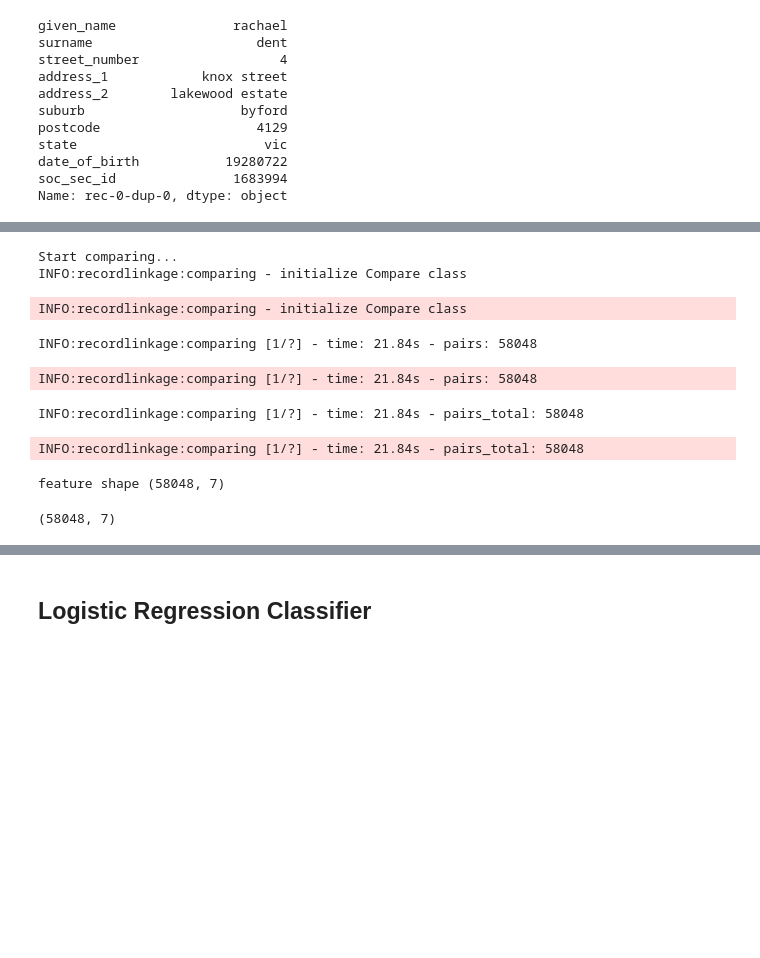
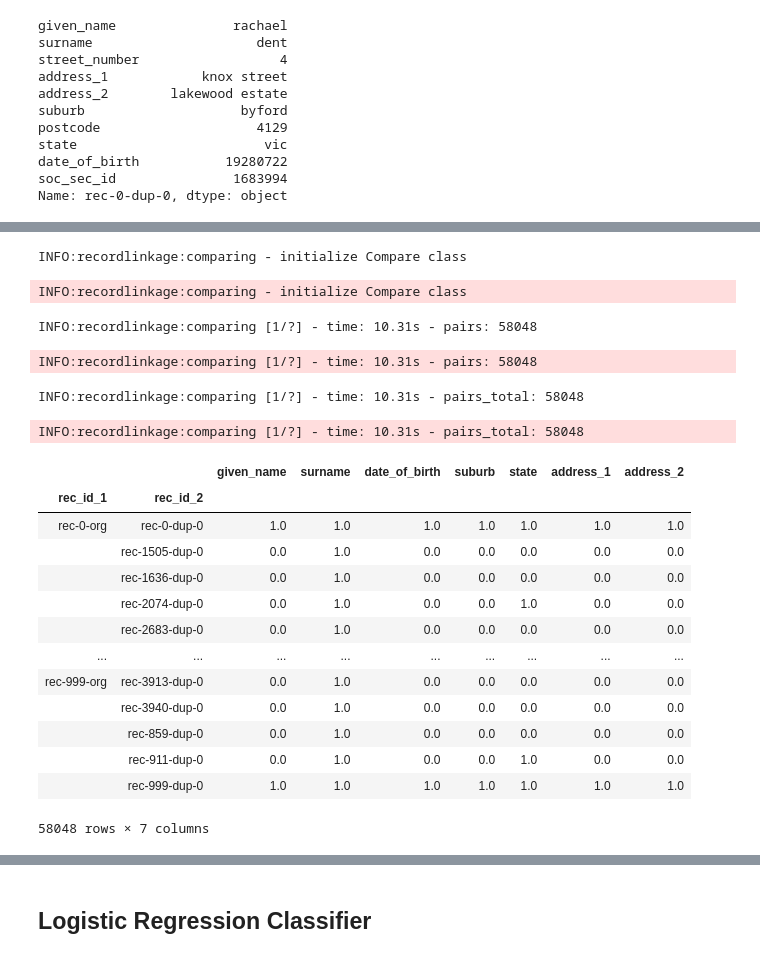
Before and after one commit to frenkowski/ML_aided_RecordLinkage, a Jupyter notebook: AD_project.ipynb, the cells around one changed output, grey strips where cells are left out. Cells and saved outputs as stored; diff of their text form; code cells hidden in the pictures; blank space fills up the shorter version.

Commit message:
Added indexing and comparison functions

```diff
--- a/AD_project.ipynb
+++ b/AD_project.ipynb
@@ -240,38 +276,47 @@ Name: rec-1505-dup-0, dtype: object
 * A **threshold** to decide under which circumstances the metric shall return true (= a match) or false (= not a match)
 
 We decided not to use exact matches on strings as input errors (e.g. by an employee) might be common, therefore it would be too strict of a restriction.
-# %%
-from recordlinkage.compare import Exact, String
-# start comparing
-print('Start comparing...')
-comparer = rl.Compare()
-comparer.add(String('given_name', 'given_name', method='jarowinkler',
-                    threshold=0.85, label='given_name'))
-comparer.add(String('surname', 'surname', method='jarowinkler',
-                    threshold=0.85, label='surname'))
-comparer.add(String('date_of_birth', 'date_of_birth', method='jarowinkler',
-                    threshold=0.85, label='date_of_birth'))
-comparer.add(String('suburb', 'suburb', method='jarowinkler',
-                    threshold=0.85, label='suburb'))
-comparer.add(String('state', 'state', method='jarowinkler',
-                    threshold=0.85, label='state'))
-comparer.add(String('address_1', 'address_1',
-                    threshold=0.85, label='address_1'))
-comparer.add(String('address_2', 'address_2',
-                    threshold=0.85, label='address_2'))
-features_training = comparer.compute(candidate_links_training, training_A, training_B)
-
-print('feature shape', features_training.shape)
-# %% [output]
-Start comparing...
-INFO:recordlinkage:comparing - initialize Compare class
-INFO:recordlinkage:comparing - initialize Compare class
-INFO:recordlinkage:comparing [1/?] - time: 21.84s - pairs: 58048
-INFO:recordlinkage:comparing [1/?] - time: 21.84s - pairs: 58048
-INFO:recordlinkage:comparing [1/?] - time: 21.84s - pairs_total: 58048
-INFO:recordlinkage:comparing [1/?] - time: 21.84s - pairs_total: 58048
-feature shape (58048, 7)
-# %%
-features_training.shape
-# %% [output]
-(58048, 7)
+# %%
+from recordlinkage.compare import Exact, String
+
+# Only works for datasets that have the same column names
+def compare_records(candidate_links, dataset1, dataset2, string_comparison, exact_match):
+    comparer = rl.Compare()
+
+    for attribute in string_comparison.keys():
+        method_comp, threshold_comp = string_comparison[attribute]
+        comparer.add(String(attribute,attribute,method=method_comp,threshold=threshold_comp,label=attribute))
+
+    for attribute in exact_match:
+        comparer.exact(attribute,attribute)
+
+    features = comparer.compute(candidate_links,dataset1,dataset2)
+    return features
+# %%
+comparison = {'given_name':['jarowinkler',0.85],'surname':['jarowinkler',0.85],'date_of_birth':['jarowinkler',0.85],
+              'suburb':['jarowinkler',0.85], 'state':['jarowinkler',0.85], 'address_1':['jarowinkler',0.85],
+              'address_2':['jarowinkler',0.85] }
+exact = []
+training_features = compare_records(candidate_links_training, training_A, training_B, comparison, exact)
+training_features
+# %% [output]
+INFO:recordlinkage:comparing - initialize Compare class
+INFO:recordlinkage:comparing - initialize Compare class
+INFO:recordlinkage:comparing [1/?] - time: 10.31s - pairs: 58048
+INFO:recordlinkage:comparing [1/?] - time: 10.31s - pairs: 58048
+INFO:recordlinkage:comparing [1/?] - time: 10.31s - pairs_total: 58048
+INFO:recordlinkage:comparing [1/?] - time: 10.31s - pairs_total: 58048
+|  |  | given_name | surname | date_of_birth | suburb | state | address_1 | address_2 |
+| rec_id_1 | rec_id_2 |  |  |  |  |  |  |  |
+| rec-0-org | rec-0-dup-0 | 1.0 | 1.0 | 1.0 | 1.0 | 1.0 | 1.0 | 1.0 |
+|  | rec-1505-dup-0 | 0.0 | 1.0 | 0.0 | 0.0 | 0.0 | 0.0 | 0.0 |
+|  | rec-1636-dup-0 | 0.0 | 1.0 | 0.0 | 0.0 | 0.0 | 0.0 | 0.0 |
+|  | rec-2074-dup-0 | 0.0 | 1.0 | 0.0 | 0.0 | 1.0 | 0.0 | 0.0 |
+|  | rec-2683-dup-0 | 0.0 | 1.0 | 0.0 | 0.0 | 0.0 | 0.0 | 0.0 |
+| ... | ... | ... | ... | ... | ... | ... | ... | ... |
+| rec-999-org | rec-3913-dup-0 | 0.0 | 1.0 | 0.0 | 0.0 | 0.0 | 0.0 | 0.0 |
+|  | rec-3940-dup-0 | 0.0 | 1.0 | 0.0 | 0.0 | 0.0 | 0.0 | 0.0 |
+|  | rec-859-dup-0 | 0.0 | 1.0 | 0.0 | 0.0 | 0.0 | 0.0 | 0.0 |
+|  | rec-911-dup-0 | 0.0 | 1.0 | 0.0 | 0.0 | 1.0 | 0.0 | 0.0 |
+|  | rec-999-dup-0 | 1.0 | 1.0 | 1.0 | 1.0 | 1.0 | 1.0 | 1.0 |
+58048 rows × 7 columns
```
Also changed, not shown: parts of 46 cells of this notebook.
